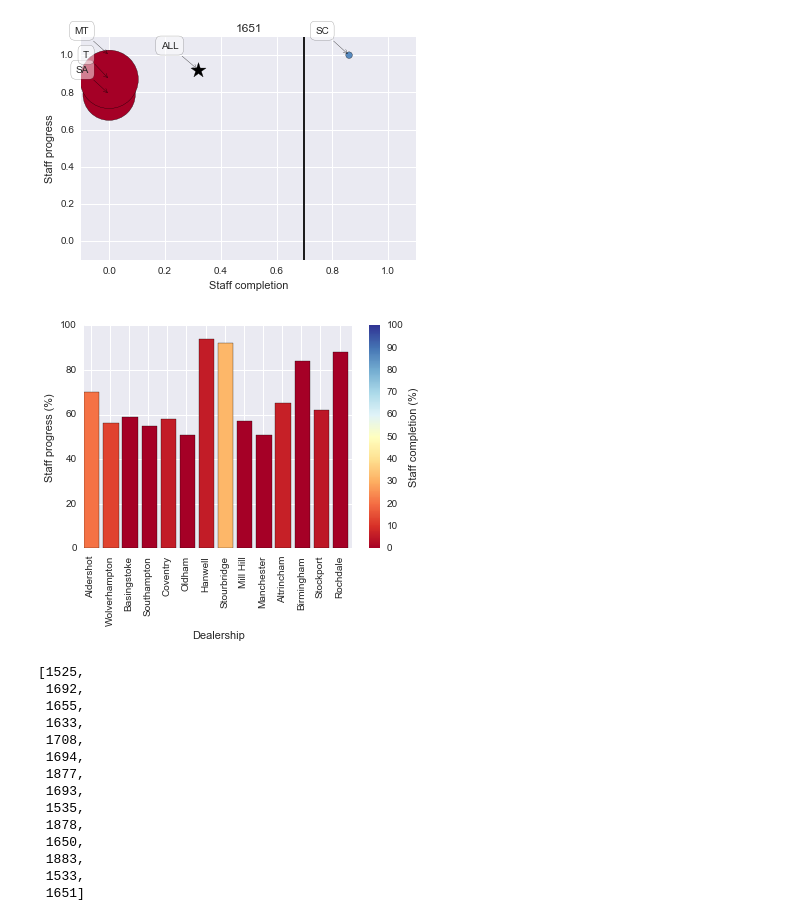
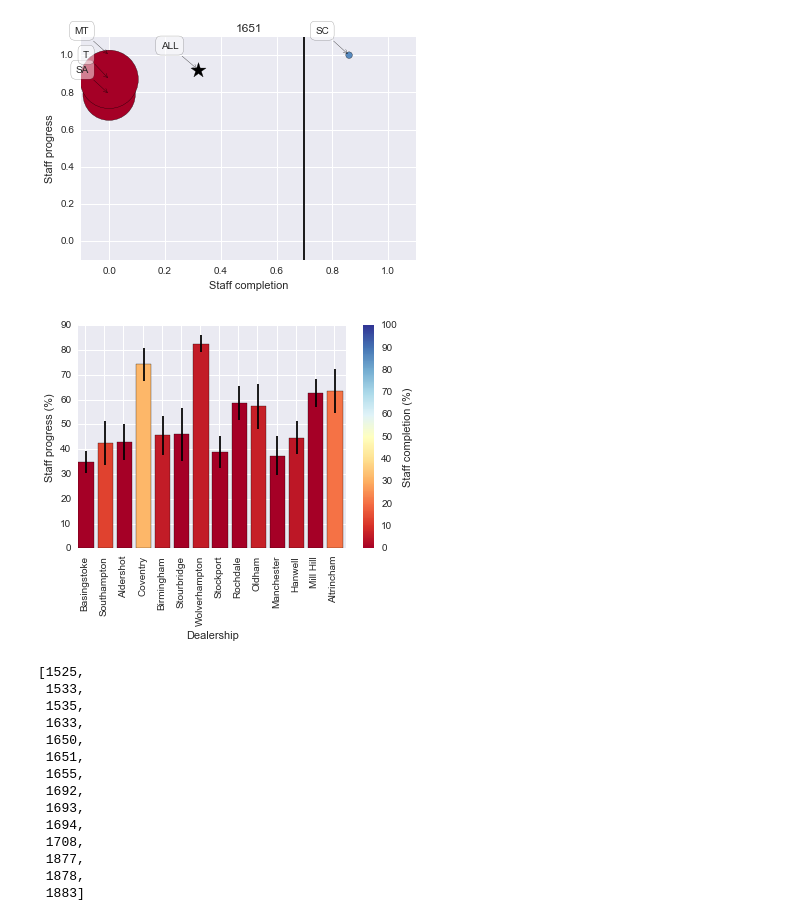
Before and after one commit to DJRumble/WestWay, a Jupyter notebook: Exploration.ipynb, the cells around one changed output. Cells and saved outputs as stored; diff of their text form; code cells hidden in the pictures.

```diff
--- a/Exploration.ipynb
+++ b/Exploration.ipynb
@@ -258,16 +268,24 @@ See the caveats in the documentation: http://pandas.pydata.org/pandas-docs/stabl
 # %%
-#Deffine the list of dealers
-dealers = []
-for i in df_SC['Code'].unique():
-    dealers.append(i)
-
+#deffine dealers
 dealership_names = {1525:'Basingstoke',1533:'Southampton',1535:'Aldershot',
                     1633:'Coventry',1650:'Birmingham',1651:'Stourbridge',
                     1655:'Wolverhampton',1692:'Stockport',1693:'Rochdale',
                     1694:'Oldham',1708:'Manchester',1877:'Hanwell',
                     1878:'Mill Hill',1883:'Altrincham'}
+
+dealers = sorted(dealership_names.iterkeys())
 # %%
 #Deffine the criteria - 12 MONTHS
 criteria = [df_MT,df_SC,df_SA,df_T]
 df_completion = course_completion(dealers,criteria)
-df_progress, df_progress_std = course_progress(dealers,criteria_init)
+df_progress, df_progress_std = course_progress(dealers,criteria)
+
+#Deffine the criteria - F2F
+criteria_6 = [df_MT_6,df_SC_6,df_SA_6,df_T_6]
+df_completion_6 = course_completion(dealers,criteria_6)
+df_progress_6 = course_progress(dealers,criteria_6)
+
+#Deffine the criteria - Initial criteria
+criteria_init = [df_MT_init,df_SC_init,df_SA_init,df_T_init]
+df_completion_init = course_completion(dealers,criteria_init)
+df_progress_init, df_progress_init_std = course_progress(dealers,criteria_init)
@@ -337,7 +357,0 @@ PLOT_bar_chart(df_progress,df_completion,5)
-# %%
-z = df_completion_init.iloc[4]
-print z
-colors = cm.cool([0,1])
-print colors
-#plot = plt.scatter(z, z, c = z, cmap = 'cool')
-#plt.colorbar(plot)
@@ -396,62 +401,67 @@ PLOT_scatter_chart(df_progress,df_progress_std,df_completion,5)
 # %%
 #Dealer overview plot
 
-def dealer_overview(df_A,df_B):
+def dealer_overview(df_A,df_A_std,df_B):
     '''
     produce a plot displaying the 'ALL' column for all dealers on a single plot.
     '''
     progress_dict = {}
+    progress_err_dict = {}
     completion_dict = {}
+
+    x = []
 
     for i in dealers:
         progress_dict[dealership_names[i]] = df_A.ix[i][4]
+        progress_err_dict[dealership_names[i]] = df_A_std.ix[i][4]
         completion_dict[dealership_names[i]] = df_B.ix[i][4]
+        x.append(dealership_names[i])
 
     plt.figure()
 
-    x = progress_dict.keys()
     y = [i*100. for i in progress_dict.values()]
+    dy = [i*100. for i in progress_err_dict.values()]
     z = [i*100. for i in completion_dict.values()]
 
     #title = df_A.index[i]
 
     plot = plt.scatter(z, z, c = z,vmin=0,vmax=100, cmap = 'RdYlBu')
     plt.clf()
     cb = plt.colorbar(plot)
     cb.set_label('Staff completion (%)')
 
-    plt.bar(np.arange(len(y)),y,color = cm.RdYlBu([i / 100. for i in z]))
+    plt.bar(np.arange(len(y)),y,yerr=dy,color = cm.RdYlBu([i / 100. for i in z]),ecolor='k')
 
     #plt.title('{}'.format(title))
     plt.ylabel('Staff progress (%)')
     plt.xlabel('Dealership')
 
     plt.xticks()
     plt.xticks(np.arange(len(y))+0.35,x,rotation=90)
 
     plt.show()
 
     return
 
-dealer_overview(df_progress,df_completion)
+dealer_overview(df_progress,df_progress_std,df_completion)
 # %% [output]
-[figure, old version]
+[figure, new version]
 # %%
 df_progress
 # %%
 dealers
 # %% [output]
 [1525,
+ 1533,
+ 1535,
+ 1633,
+ 1650,
+ 1651,
+ 1655,
  1692,
- 1655,
- 1633,
+ 1693,
+ 1694,
  1708,
- 1694,
  1877,
- 1693,
- 1535,
  1878,
- 1650,
- 1883,
- 1533,
- 1651]
+ 1883]
```
Also changed, not shown: parts of 16 cells of this notebook.
